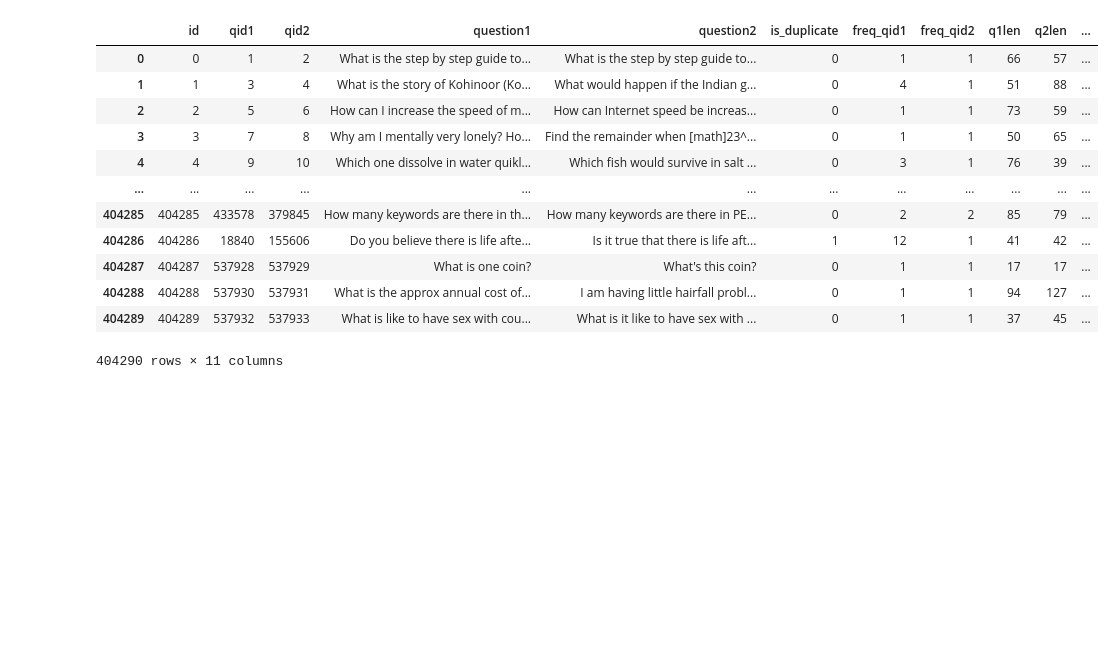
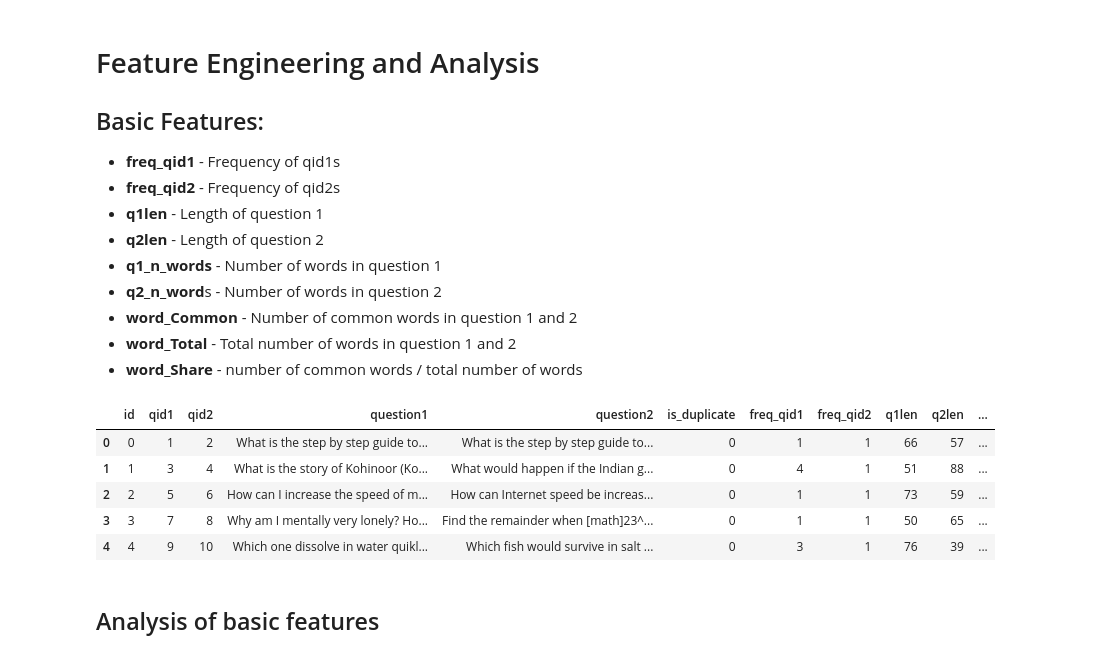
Before and after one commit to Nilavan/Quora-question-pairs, a Jupyter notebook: Feature_engineering.ipynb, the cells around one changed output. Drawn from its saved outputs; the diff is of its cells as text; code cells hidden in the pictures; blank space fills up the shorter version.

```diff
--- a/Feature_engineering.ipynb
+++ b/Feature_engineering.ipynb
@@ -8,6 +16,19 @@ import matplotlib.pyplot as plt
 # %%
 df = pd.read_csv('train.csv')
 df.fillna('',inplace=True)
+# %% [markdown]
+# Feature Engineering and Analysis
+
+## Basic Features:
+- **freq_qid1** - Frequency of qid1s
+- **freq_qid2** - Frequency of qid2s
+- **q1len** - Length of question 1
+- **q2len** - Length of question 2
+- **q1_n_words** - Number of words in question 1
+- **q2_n_word**s - Number of words in question 2
+- **word_Common** - Number of common words in question 1 and 2
+- **word_Total** - Total number of words in question 1 and 2
+- **word_Share** - number of common words / total number of words
 # %%
 # https://stackoverflow.com/questions/54541962/how-to-add-calculated-column-to-dataframe-counting-frequency-in-column-in-pandas
 
@@ -22,20 +43,36 @@ df['q2len'] = df['question2'].str.len()
 # https://stackoverflow.com/questions/37483470/how-to-calculate-number-of-words-in-a-string-in-dataframe
 
 df['q1_n_words'] = df['question1'].str.split().str.len()
-df['q1_n_words'] = df['question1'].str.split().str.len()
+df['q2_n_words'] = df['question2'].str.split().str.len()
+# %%
+def normalized_word_Common(row):
+    w1 = set(row['question1'].lower().strip().split())
+    w2 = set(row['question2'].lower().strip().split())
+    return 1.0*len(w1 & w2)
+
+def normalized_word_Total(row):
+    w1 = set(row['question1'].lower().strip().split())
+    w2 = set(row['question2'].lower().strip().split())
+    return 1.0*(len(w1) + len(w2))
+
+def normalized_word_Share(row):
+    w1 = set(row['question1'].lower().strip().split())
+    w2 = set(row['question2'].lower().strip().split())
+    return 1.0*(len(w1 & w2)/(len(w1) + len(w2)))
+# %%
+df['word_Common'] = df.apply(normalized_word_Common, axis=1)
+df['word_Total'] = df.apply(normalized_word_Total, axis=1)
+df['word_Share'] = df.apply(normalized_word_Share, axis=1)
+df['freq_q1+q2'] = df['freq_qid1']+df['freq_qid2']
+df['freq_q1-q2'] = abs(df['freq_qid1']-df['freq_qid2'])
 # %%
-df
+df.head()
 # %% [output]
 |  | id | qid1 | qid2 | question1 | question2 | is_duplicate | freq_qid1 | freq_qid2 | q1len | q2len | ... |
 | 0 | 0 | 1 | 2 | What is the step by step guide to... | What is the step by step guide to... | 0 | 1 | 1 | 66 | 57 | ... |
 | 1 | 1 | 3 | 4 | What is the story of Kohinoor (Ko... | What would happen if the Indian g... | 0 | 4 | 1 | 51 | 88 | ... |
 | 2 | 2 | 5 | 6 | How can I increase the speed of m... | How can Internet speed be increas... | 0 | 1 | 1 | 73 | 59 | ... |
 | 3 | 3 | 7 | 8 | Why am I mentally very lonely? Ho... | Find the remainder when [math]23^... | 0 | 1 | 1 | 50 | 65 | ... |
 | 4 | 4 | 9 | 10 | Which one dissolve in water quikl... | Which fish would survive in salt ... | 0 | 3 | 1 | 76 | 39 | ... |
-| ... | ... | ... | ... | ... | ... | ... | ... | ... | ... | ... | ... |
-| 404285 | 404285 | 433578 | 379845 | How many keywords are there in th... | How many keywords are there in PE... | 0 | 2 | 2 | 85 | 79 | ... |
-| 404286 | 404286 | 18840 | 155606 | Do you believe there is life afte... | Is it true that there is life aft... | 1 | 12 | 1 | 41 | 42 | ... |
-| 404287 | 404287 | 537928 | 537929 | What is one coin? | What's this coin? | 0 | 1 | 1 | 17 | 17 | ... |
-| 404288 | 404288 | 537930 | 537931 | What is the approx annual cost of... | I am having little hairfall probl... | 0 | 1 | 1 | 94 | 127 | ... |
-| 404289 | 404289 | 537932 | 537933 | What is like to have sex with cou... | What is it like to have sex with ... | 0 | 1 | 1 | 37 | 45 | ... |
-404290 rows × 11 columns
+# %% [markdown]
+## Analysis of basic features
```
Also changed, not shown: parts of 9 cells of this notebook.
